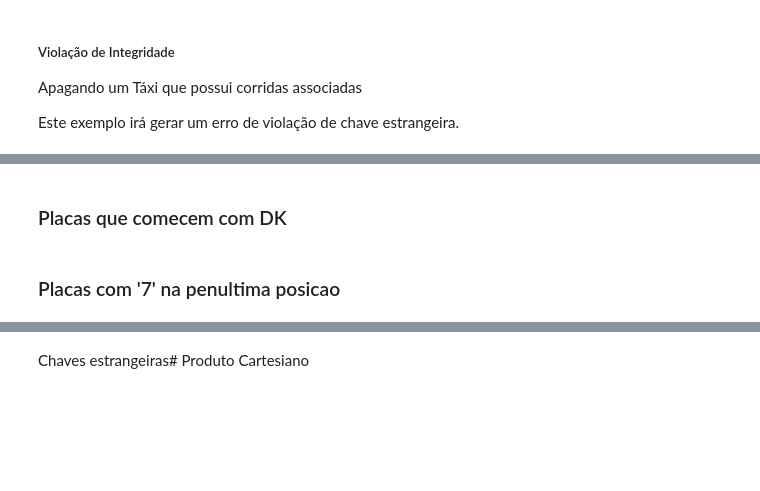
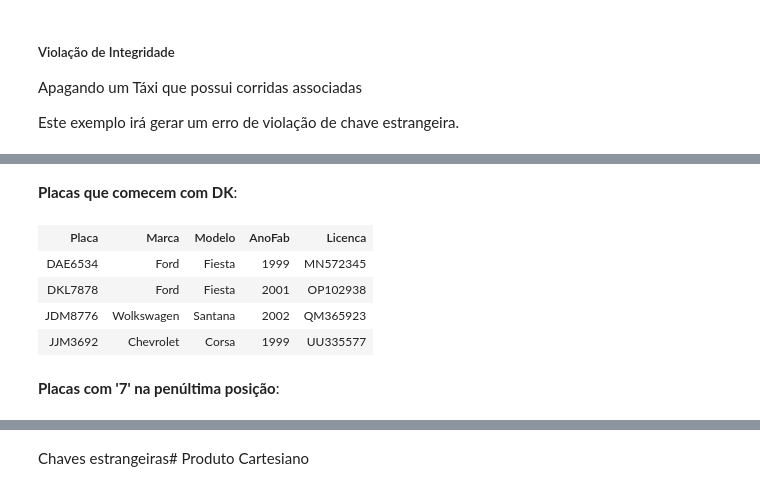
Before and after one commit to thedatasociety/lab-mariadb, a Jupyter notebook: labs/lab2/lab2.1.sql-fundamentos.ipynb, the cells around one changed output, grey strips where cells are left out. Drawn from its saved outputs; the diff is of its cells as text; code cells hidden in the pictures; blank space fills up the shorter version.

```diff
--- a/labs/lab2/lab2.1.sql-fundamentos.ipynb
+++ b/labs/lab2/lab2.1.sql-fundamentos.ipynb
@@ -269,8 +518,14 @@ SELECT * FROM Taxi WHERE AnoFab > 2000;
 # %% [markdown]
-### Placas que comecem com DK
+**Placas que comecem com DK**:
 # %%
-SELECT * FROM Taxi WHERE placa LIKE 'DK%';
+SELECT * FROM Taxi WHERE modelo LIKE '%a%';
+# %% [output]
+| Placa | Marca | Modelo | AnoFab | Licenca |
+| DAE6534 | Ford | Fiesta | 1999 | MN572345 |
+| DKL7878 | Ford | Fiesta | 2001 | OP102938 |
+| JDM8776 | Wolkswagen | Santana | 2002 | QM365923 |
+| JJM3692 | Chevrolet | Corsa | 1999 | UU335577 |
 # %% [markdown]
-### Placas com '7' na penultima posicao
+**Placas com '7' na penúltima posição**:
 # %%
 SELECT * FROM Taxi WHERE placa LIKE '%7_';
```
Also changed, not shown: parts of 115 cells of this notebook.
